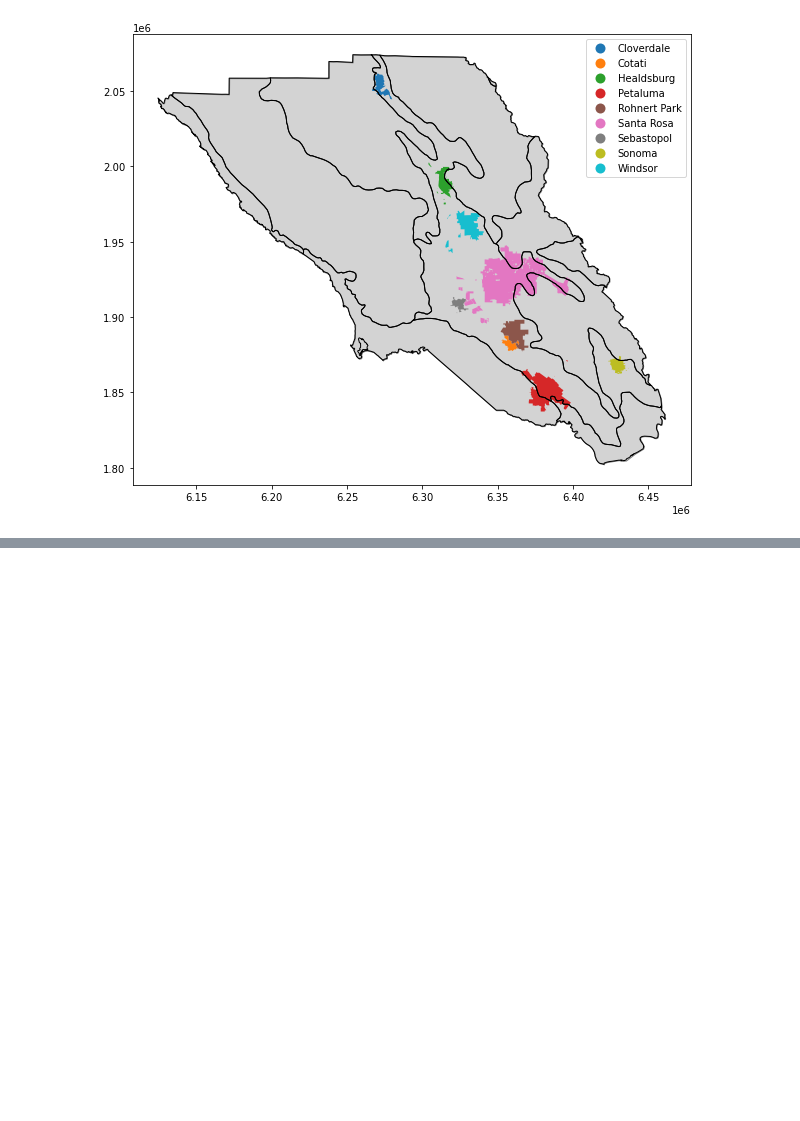
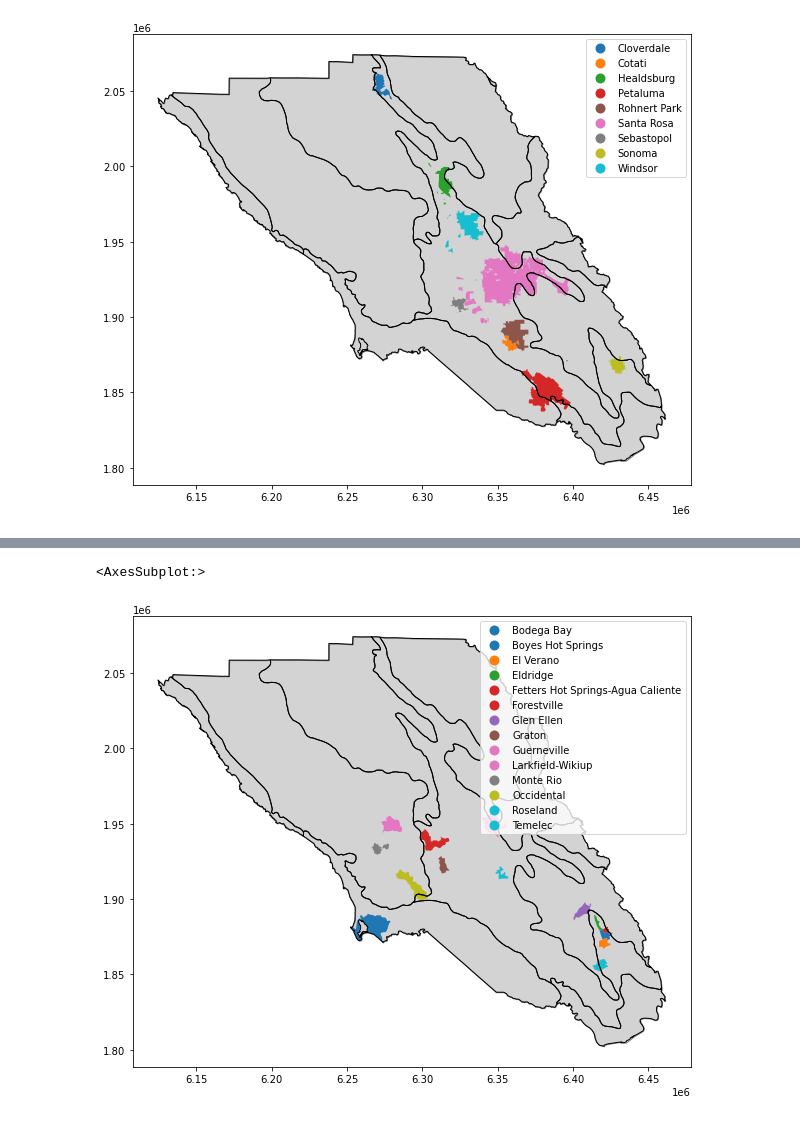
Before and after one commit to acmarley-erg/soco_resilience, a Jupyter notebook: py/zone_stats.ipynb, the cells around one changed output, grey strips where cells are left out. Cells and saved outputs as stored; diff of their text form; code cells hidden in the pictures; blank space fills up the shorter version.

Commit message:
added unincorporated cities

```diff
--- a/py/zone_stats.ipynb
+++ b/py/zone_stats.ipynb
@@ -35,14 +35,12 @@ landuse = gpd.read_file(raw_data + "soco_landuse/soco_landuse.shp")
 # Boundaries
 soco_bound = gpd.read_file(clean_data + "sonoma_county_boundary/sonoma_county_boundary.shp")
 cities = gpd.read_file(raw_data + "soco_boundaries/City_Limits.shp")
+ba_unincorp_cities = gpd.read_file(raw_data + "bay_area_unincorporated_cities/ba_unincorp_cities.shp")
 # %% [markdown]
 ### Initial Data Cleaning
-# %%
-## Simplify ecoregions
-ecoregions['l4_simple'] = np.where(ecoregions['US_L4NAME'].isin({'Point Reyes/Farallon Islands', 'Marin Hills'}), 'Bodega Coastal Hills', ecoregions['US_L4NAME'])
-ecoregions_simp = ecoregions[['l4_simple', 'geometry']]
-ecoregions_simp = ecoregions_simp.dissolve(by = 'l4_simple', aggfunc='sum').reset_index()
-ecoregions_simp['ecoregion_acres'] = ecoregions_simp['geometry'].area / 43560
+# %%
+## Simplify ecoregions
+ecoregions_simp = util.simplify_ecoregions(ecoregions)
 # %%
 ecoregions_simp
 # %% [output]
@@ -113,6 +111,10 @@ landuse_simp.head()
 | 4 | Land Extensive Agriculture | MULTIPOLYGON (((6281703.917 18859... |
 # %%
 soco_bound = soco_bound.to_crs(epsg=2226)
+# %%
+# Just get sonoma county cities
+ba_unincorp_cities = ba_unincorp_cities.to_crs(epsg=2226)
+soco_unincorp_cities = ba_unincorp_cities[ba_unincorp_cities["COUNTY"] == "06097"]
 # %% [markdown]
 ### Zone statistics -- Hazards
 # %% [markdown]
@@ -344,0 +363,9 @@ ecoregions_simp.plot(ax=ax, color = "None")
+# %%
+# unincorporated cities
+fig, ax = plt.subplots(figsize=(10,10))
+soco_bound.plot(ax=ax, edgecolor = "grey", color = "#D3D3D3")
+soco_unincorp_cities.plot(ax=ax, column = "NAME", legend = True)
+ecoregions_simp.plot(ax=ax, color = "None")
+# %% [output]
+<AxesSubplot:>
+[figure, added]
```
Also changed, not shown: parts of 9 cells of this notebook.
